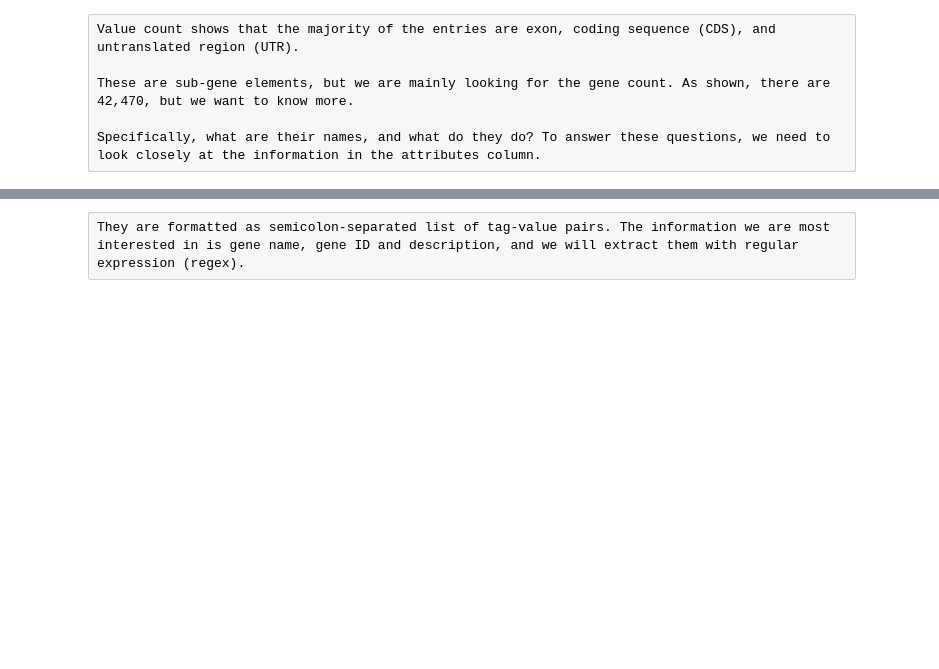
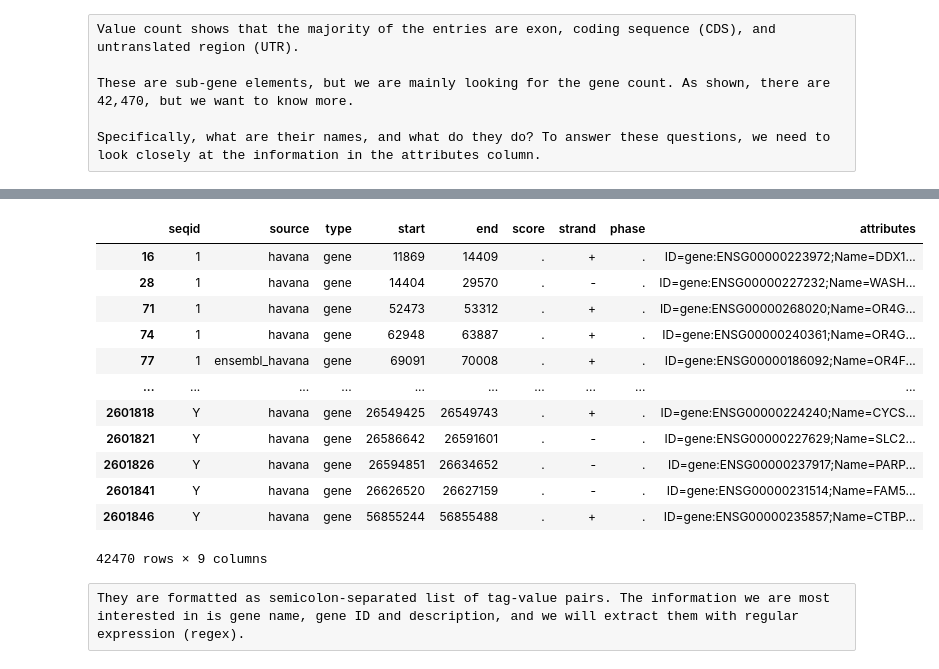
Before and after one commit to ramayyala/TRGN_515, a Jupyter notebook: Lectures/W5_Human-genome-manipulation.ipynb, the cells around one changed output, grey strips where cells are left out. Cells and saved outputs as stored; diff of their text form; code cells hidden in the pictures; blank space fills up the shorter version.

```diff
--- a/Lectures/W5_Human-genome-manipulation.ipynb
+++ b/Lectures/W5_Human-genome-manipulation.ipynb
@@ -191,3 +439,19 @@ ndf.sample(10).attributes.values #let's get random rows and check the attributes
+# %%
+ndf #42470 rows
+# %% [output]
+|  | seqid | source | type | start | end | score | strand | phase | attributes |
+| 16 | 1 | havana | gene | 11869 | 14409 | . | + | . | ID=gene:ENSG00000223972;Name=DDX1... |
+| 28 | 1 | havana | gene | 14404 | 29570 | . | - | . | ID=gene:ENSG00000227232;Name=WASH... |
+| 71 | 1 | havana | gene | 52473 | 53312 | . | + | . | ID=gene:ENSG00000268020;Name=OR4G... |
+| 74 | 1 | havana | gene | 62948 | 63887 | . | + | . | ID=gene:ENSG00000240361;Name=OR4G... |
+| 77 | 1 | ensembl_havana | gene | 69091 | 70008 | . | + | . | ID=gene:ENSG00000186092;Name=OR4F... |
+| ... | ... | ... | ... | ... | ... | ... | ... | ... | ... |
+| 2601818 | Y | havana | gene | 26549425 | 26549743 | . | + | . | ID=gene:ENSG00000224240;Name=CYCS... |
+| 2601821 | Y | havana | gene | 26586642 | 26591601 | . | - | . | ID=gene:ENSG00000227629;Name=SLC2... |
+| 2601826 | Y | havana | gene | 26594851 | 26634652 | . | - | . | ID=gene:ENSG00000237917;Name=PARP... |
+| 2601841 | Y | havana | gene | 26626520 | 26627159 | . | - | . | ID=gene:ENSG00000231514;Name=FAM5... |
+| 2601846 | Y | havana | gene | 56855244 | 56855488 | . | + | . | ID=gene:ENSG00000235857;Name=CTBP... |
+42470 rows × 9 columns
 # %% [raw]
 They are formatted as semicolon-separated list of tag-value pairs. The information we are most interested in is gene name, gene ID and description, and we will extract them with regular expression (regex).
 # %% [markdown]
```
Also changed, not shown: parts of 77 cells of this notebook, 43 other files.
